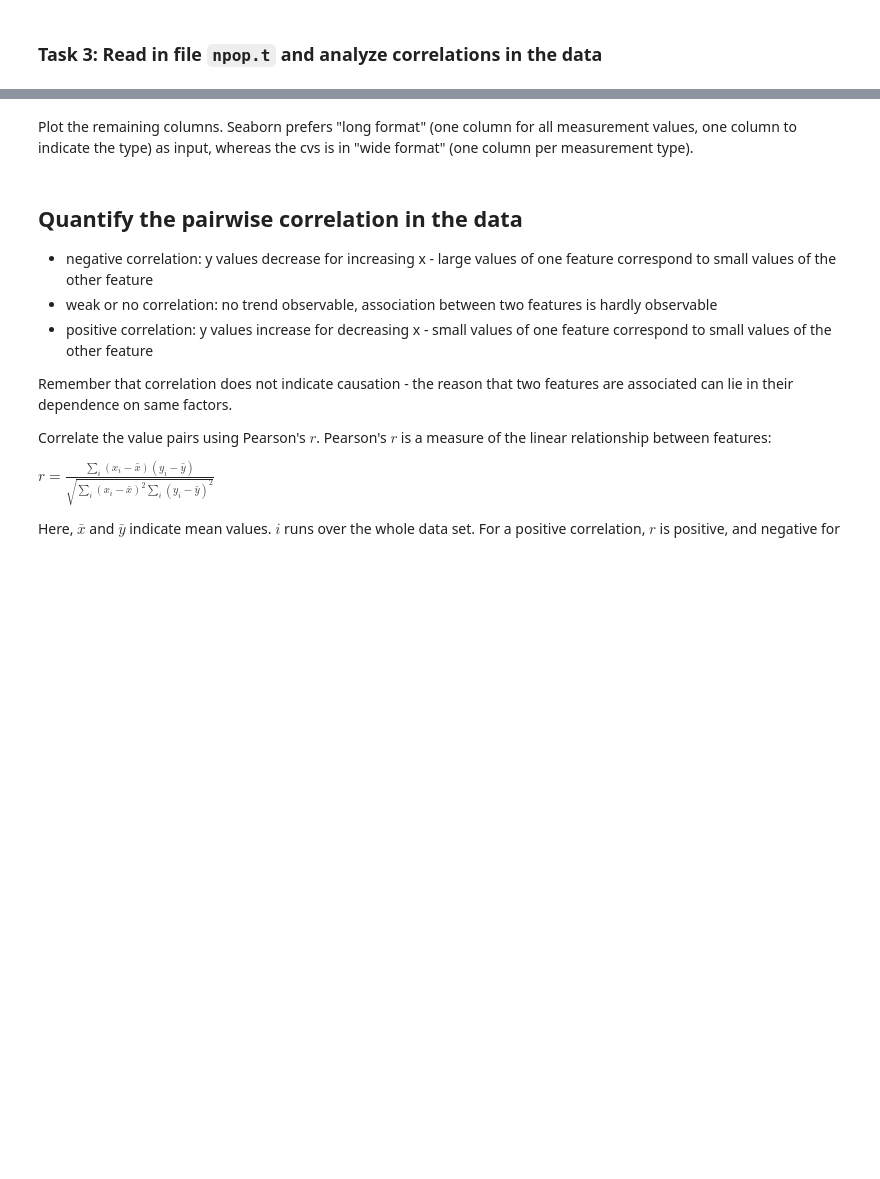
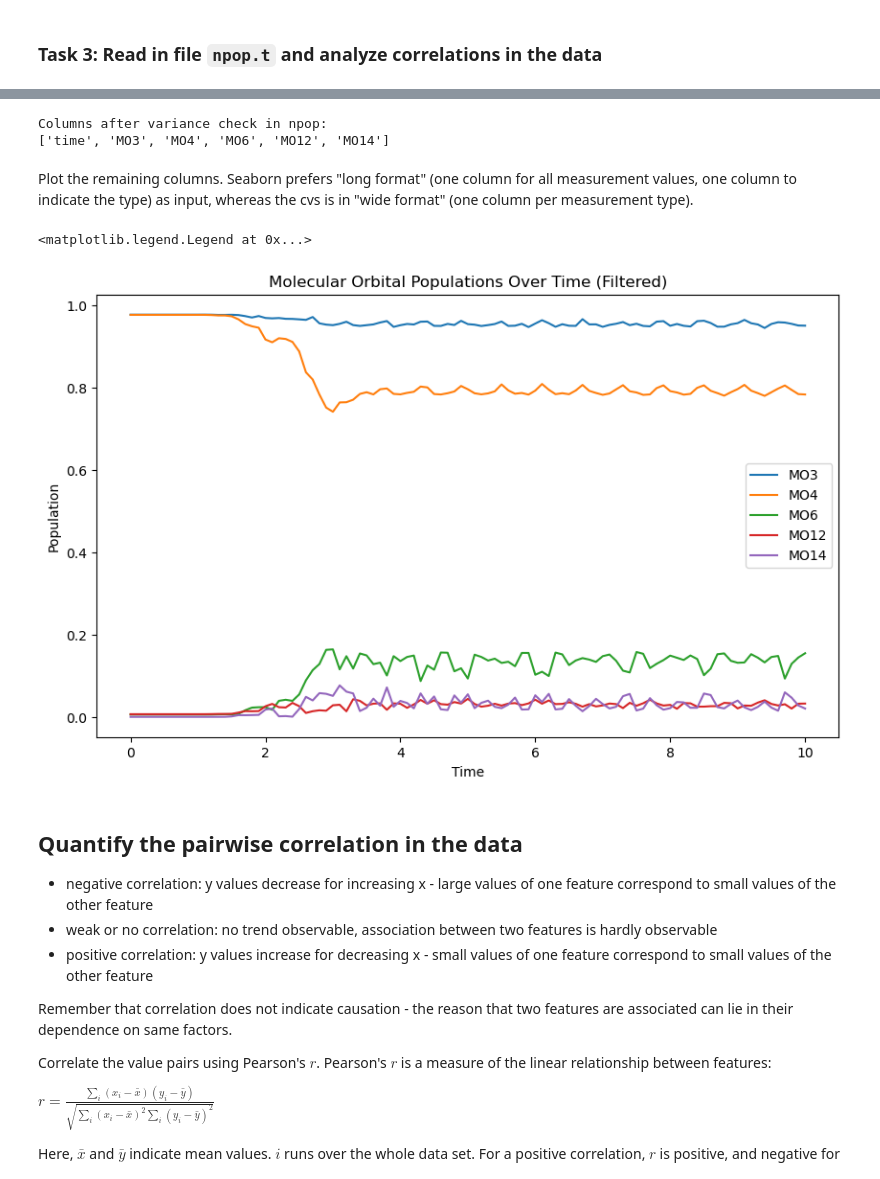
Before and after one commit to bram-ver/development-repo-assignment-2-shared, a Jupyter notebook: notebook/notebook_unit1.ipynb, the cells around one changed output, grey strips where cells are left out. Drawn from its saved outputs; the diff is of its cells as text; code cells hidden in the pictures; blank space fills up the shorter version.

```diff
--- a/notebook/notebook_unit1.ipynb
+++ b/notebook/notebook_unit1.ipynb
@@ -104,2 +140,16 @@ plt.savefig('../plots/time_vs_H.pdf')
+# %%
+# discard all columns with variance below a set threshold - we can consider them as constant
+def eliminate_columns(df, threshold=0.001):
+    variances = df.var()
+    columns_to_keep = variances[variances > threshold].index
+    return df[columns_to_keep]
+
+# eliminate columns with low variance in npop
+npop_checked = eliminate_columns(npop, threshold=0.0001)
+print("Columns after variance check in npop:")
+print(npop_checked.columns.tolist())
+# %% [output]
+Columns after variance check in npop:
+['time', 'MO3', 'MO4', 'MO6', 'MO12', 'MO14']
 # %% [markdown]
 Plot the remaining columns. Seaborn prefers "long format" (one column for all measurement values, one column to indicate the type) as input, whereas the cvs is in "wide format" (one column per measurement type).
@@ -108,3 +156,15 @@ Plot the remaining columns. Seaborn prefers "long format" (one column for all me
+# %%
+# plot ideally with seaborn
+plt.figure(figsize=(10, 6))
+for col in npop_checked.columns[1:]:
+    sns.lineplot(data=npop_checked, x='time', y=col, label=col)
+plt.xlabel('Time')
+plt.ylabel('Population')
+plt.title('Molecular Orbital Populations Over Time (Filtered)')
+plt.legend()
+# %% [output]
+<matplotlib.legend.Legend at 0x...>
+[figure, added]
 # %% [markdown]
 ## Quantify the pairwise correlation in the data
 
```
Also changed, not shown: parts of 7 cells of this notebook, 1 other file.
